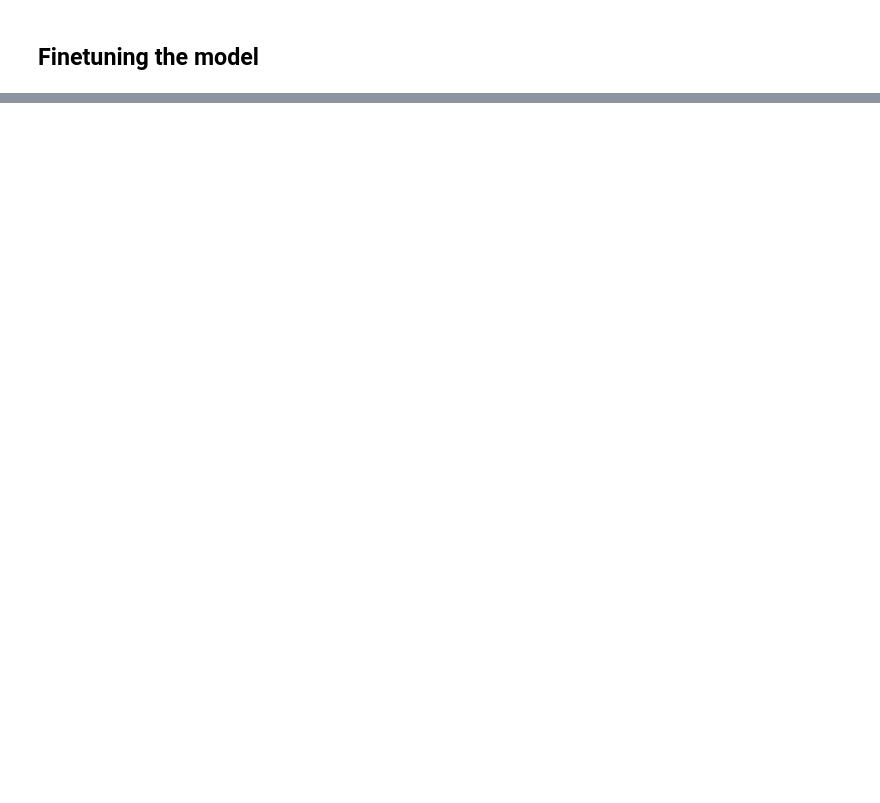
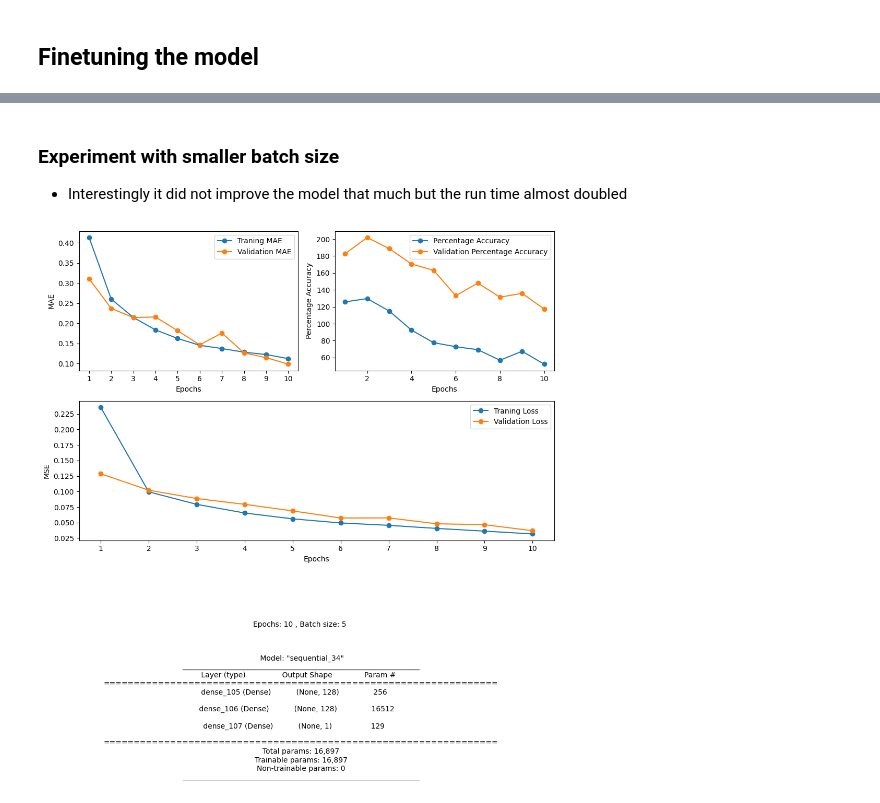
Before and after one commit to gyulii/DiWHY-AI, a Jupyter notebook: Sine_regression/sine_regression.ipynb, the cells around one changed output, grey strips where cells are left out. Saved outputs shown, nothing was run; the diff lists cells and outputs as text; code cells hidden in the pictures; blank space fills up the shorter version.

```diff
--- a/Sine_regression/sine_regression.ipynb
+++ b/Sine_regression/sine_regression.ipynb
@@ -334,0 +330,20 @@ Epoch 10/10
+# %% [markdown]
+### Experiment with smaller batch size
+
+- Interestingly it did not improve the model that much but the run time almost doubled
+# %%
+model = models.Sequential()
+model.add(layers.Dense(128, activation='relu', input_shape = (1,)))
+model.add(layers.Dense(128, activation='relu'))
+model.add(layers.Dense(1))
+model.compile(optimizer='rmsprop', loss='mse', metrics=['mean_absolute_error'  , percentage_metric] , run_eagerly=True)
+epoch = 10
+batch_size = 5
+
+history = model.fit(X_train, Y_train,
+                    validation_data=(X_val, Y_val),
+                    epochs=epoch, batch_size=batch_size, verbose=0)
+
+training_plot(history , epoch, batch_size, summary(model))
+# %% [output]
+[figure, added]
```
Also changed, not shown: parts of 32 cells of this notebook.
